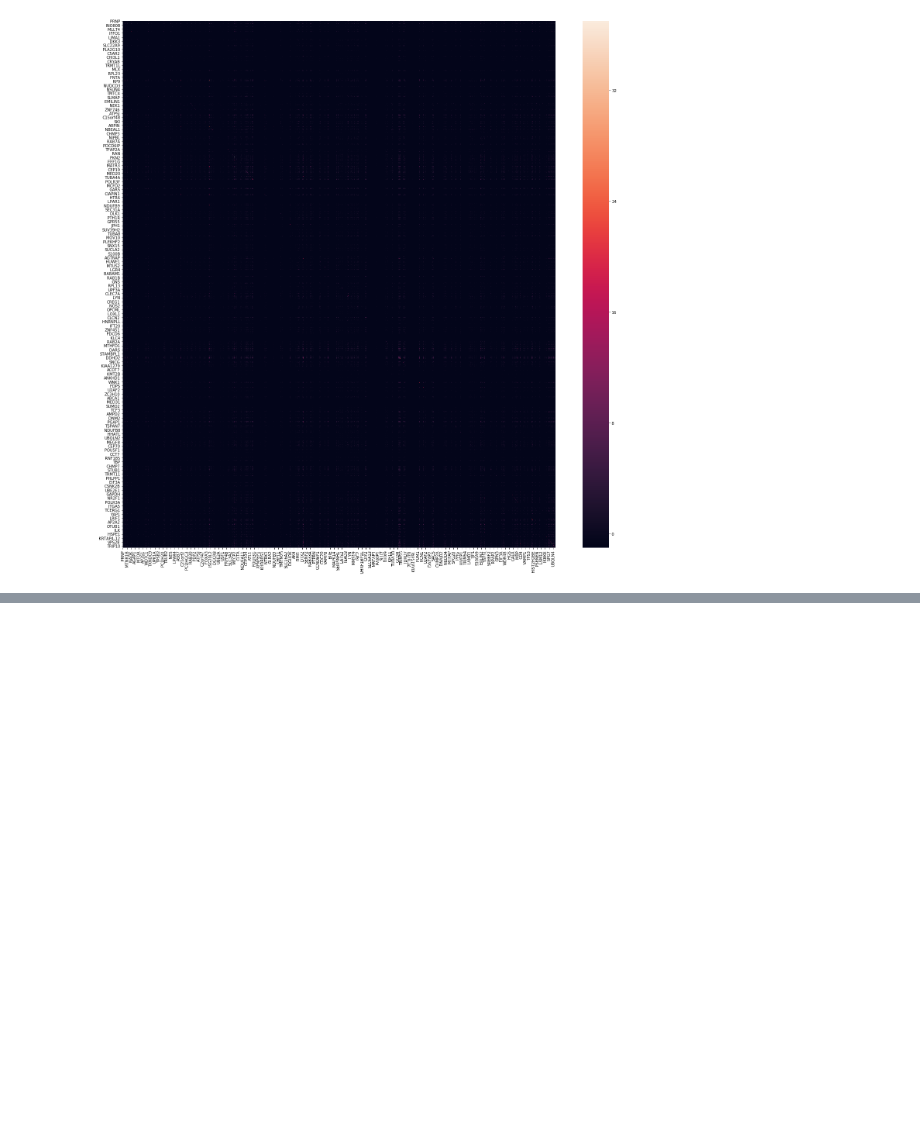
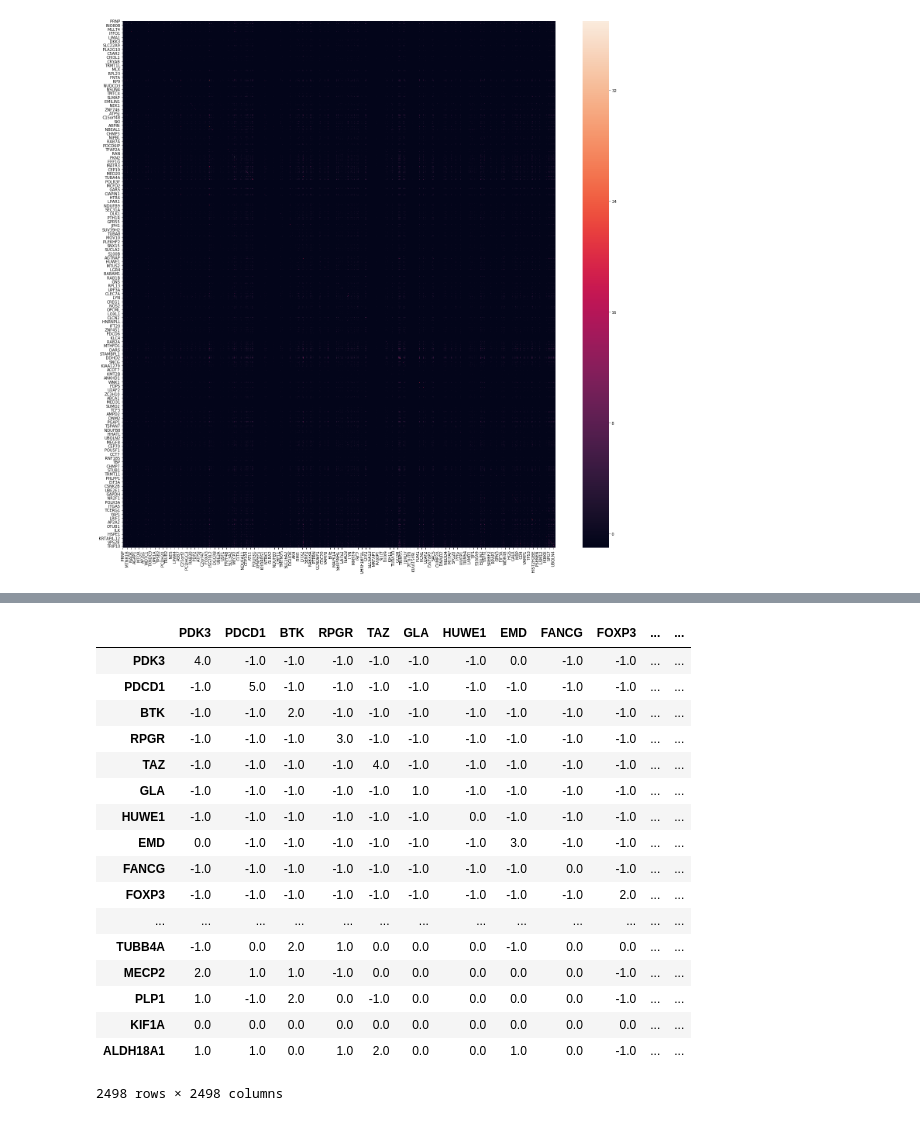
Before and after one commit to theocole/wsmm-groupwork, a Jupyter notebook: hpo_term_analysis.ipynb, the cells around one changed output, grey strips where cells are left out. Drawn from its saved outputs; the diff is of its cells as text; code cells hidden in the pictures; blank space fills up the shorter version.

```diff
--- a/hpo_term_analysis.ipynb
+++ b/hpo_term_analysis.ipynb
@@ -179,0 +202,21 @@ plt2 = sns.clustermap(float_matrix_sub_1, figsize=(100,100))
+# %%
+clustered_data
+# %% [output]
+|  | PDK3 | PDCD1 | BTK | RPGR | TAZ | GLA | HUWE1 | EMD | FANCG | FOXP3 | ... | ... |
+| PDK3 | 4.0 | -1.0 | -1.0 | -1.0 | -1.0 | -1.0 | -1.0 | 0.0 | -1.0 | -1.0 | ... | ... |
+| PDCD1 | -1.0 | 5.0 | -1.0 | -1.0 | -1.0 | -1.0 | -1.0 | -1.0 | -1.0 | -1.0 | ... | ... |
+| BTK | -1.0 | -1.0 | 2.0 | -1.0 | -1.0 | -1.0 | -1.0 | -1.0 | -1.0 | -1.0 | ... | ... |
+| RPGR | -1.0 | -1.0 | -1.0 | 3.0 | -1.0 | -1.0 | -1.0 | -1.0 | -1.0 | -1.0 | ... | ... |
+| TAZ | -1.0 | -1.0 | -1.0 | -1.0 | 4.0 | -1.0 | -1.0 | -1.0 | -1.0 | -1.0 | ... | ... |
+| GLA | -1.0 | -1.0 | -1.0 | -1.0 | -1.0 | 1.0 | -1.0 | -1.0 | -1.0 | -1.0 | ... | ... |
+| HUWE1 | -1.0 | -1.0 | -1.0 | -1.0 | -1.0 | -1.0 | 0.0 | -1.0 | -1.0 | -1.0 | ... | ... |
+| EMD | 0.0 | -1.0 | -1.0 | -1.0 | -1.0 | -1.0 | -1.0 | 3.0 | -1.0 | -1.0 | ... | ... |
+| FANCG | -1.0 | -1.0 | -1.0 | -1.0 | -1.0 | -1.0 | -1.0 | -1.0 | 0.0 | -1.0 | ... | ... |
+| FOXP3 | -1.0 | -1.0 | -1.0 | -1.0 | -1.0 | -1.0 | -1.0 | -1.0 | -1.0 | 2.0 | ... | ... |
+| ... | ... | ... | ... | ... | ... | ... | ... | ... | ... | ... | ... | ... |
+| TUBB4A | -1.0 | 0.0 | 2.0 | 1.0 | 0.0 | 0.0 | 0.0 | -1.0 | 0.0 | 0.0 | ... | ... |
+| MECP2 | 2.0 | 1.0 | 1.0 | -1.0 | 0.0 | 0.0 | 0.0 | 0.0 | 0.0 | -1.0 | ... | ... |
+| PLP1 | 1.0 | -1.0 | 2.0 | 0.0 | -1.0 | 0.0 | 0.0 | 0.0 | 0.0 | -1.0 | ... | ... |
+| KIF1A | 0.0 | 0.0 | 0.0 | 0.0 | 0.0 | 0.0 | 0.0 | 0.0 | 0.0 | 0.0 | ... | ... |
+| ALDH18A1 | 1.0 | 1.0 | 0.0 | 1.0 | 2.0 | 0.0 | 0.0 | 1.0 | 0.0 | -1.0 | ... | ... |
+2498 rows × 2498 columns
```
Also changed, not shown: parts of 6 cells of this notebook, 2 other files.
